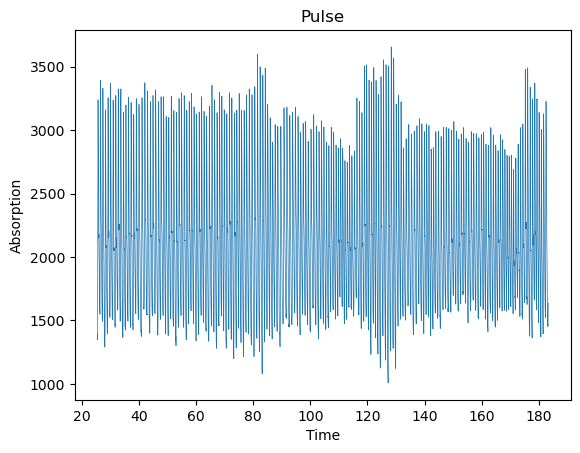
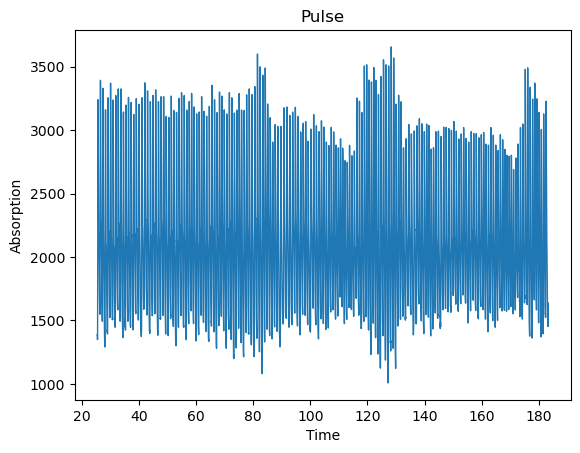
The notebook cell's code change between the first figure and the second:
--- before
+++ after
@@ -1,3 +1,4 @@
-pyplot.plot(time,absorption, linewidth = 0.5)
+#pulse data I loaded earlier
+pyplot.plot(time,absorption, linewidth = 1.0)
 pyplot.ylabel('Absorption')
 pyplot.xlabel('Time')

Commit: change line width of required plot